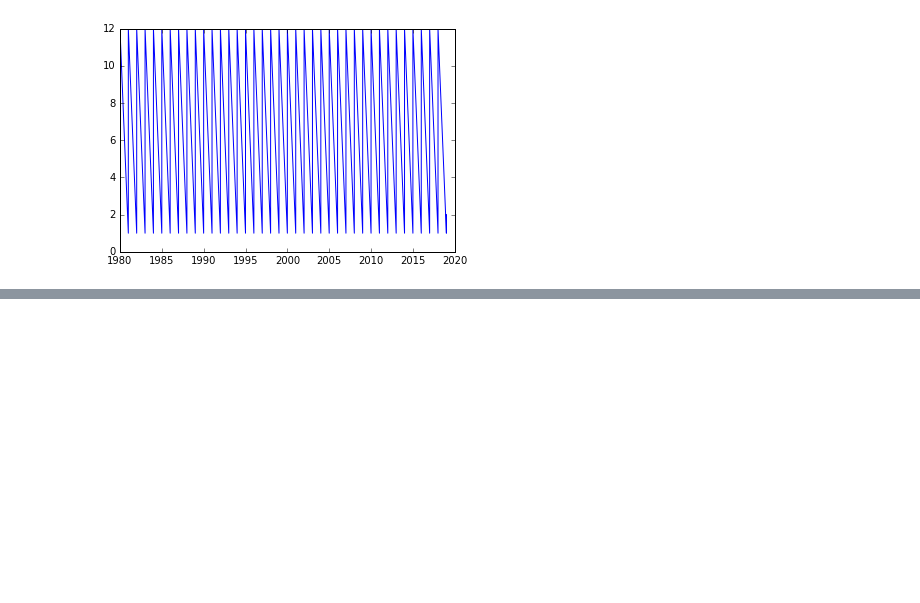
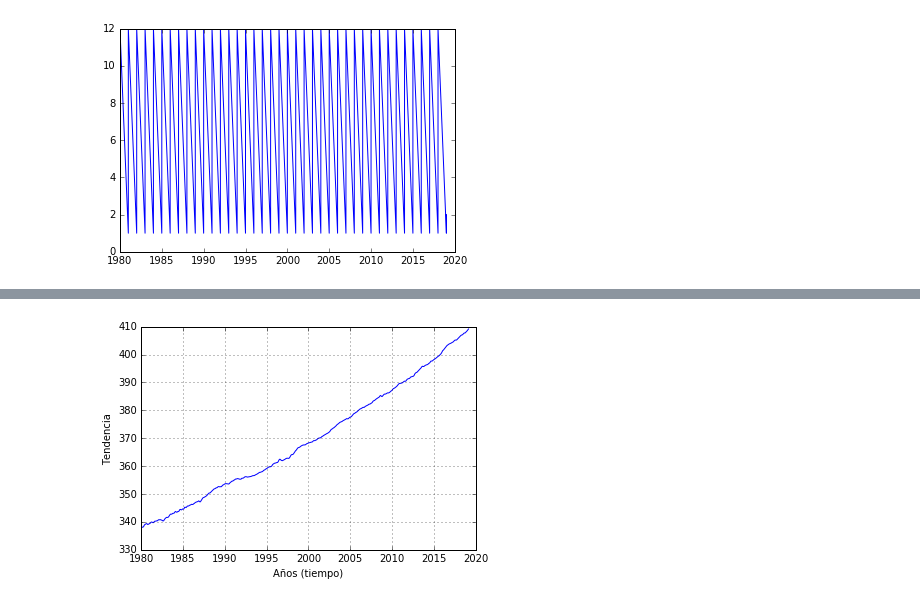
Before and after one commit to fiscompunipamplona/taller-clase-4-Yailinn, a Jupyter notebook: Taller4Yailiin.ipynb, the cells around one changed output, grey strips where cells are left out. Drawn from its saved outputs; the diff is of its cells as text; code cells hidden in the pictures; blank space fills up the shorter version.

```diff
--- a/Taller4Yailiin.ipynb
+++ b/Taller4Yailiin.ipynb
@@ -94,0 +96,11 @@ show()
+# %%
+from pylab import plot, show, xlabel, grid, ylabel
+from numpy import loadtxt
+dataCO2 = loadtxt("co2_mm_gl.txt", float)
+plot(dataCO2[:,2], dataCO2[:,4])
+grid('on')
+xlabel("Años (tiempo)")
+ylabel("Tendencia")
+show()
+# %% [output]
+[figure, added]
```
Also changed, not shown: parts of 3 cells of this notebook.
